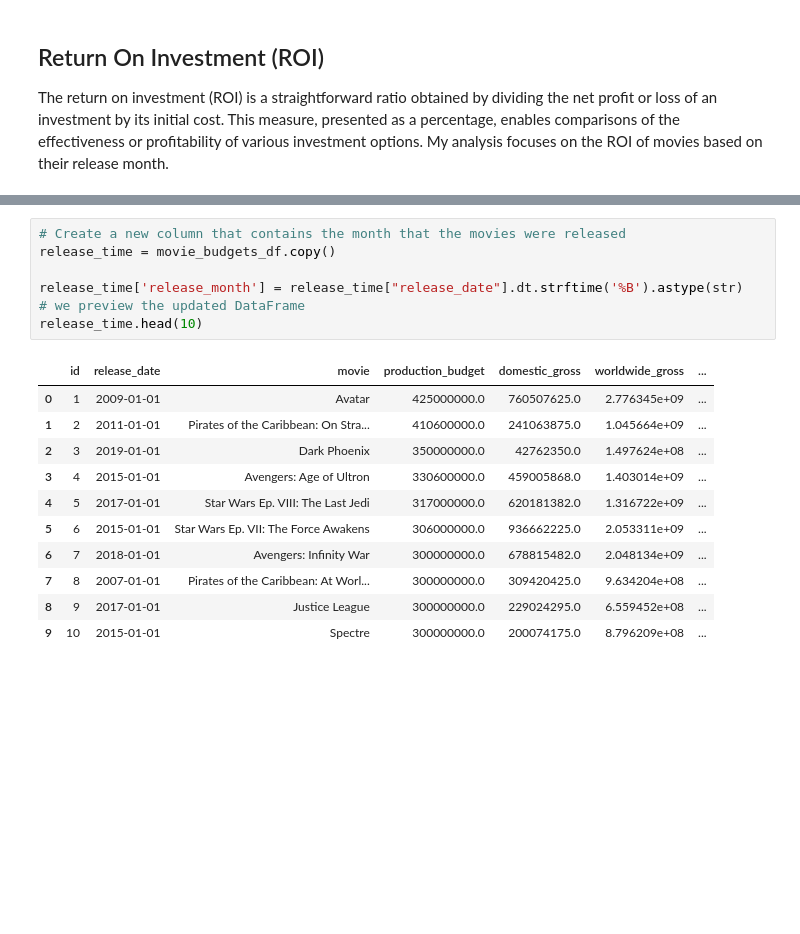
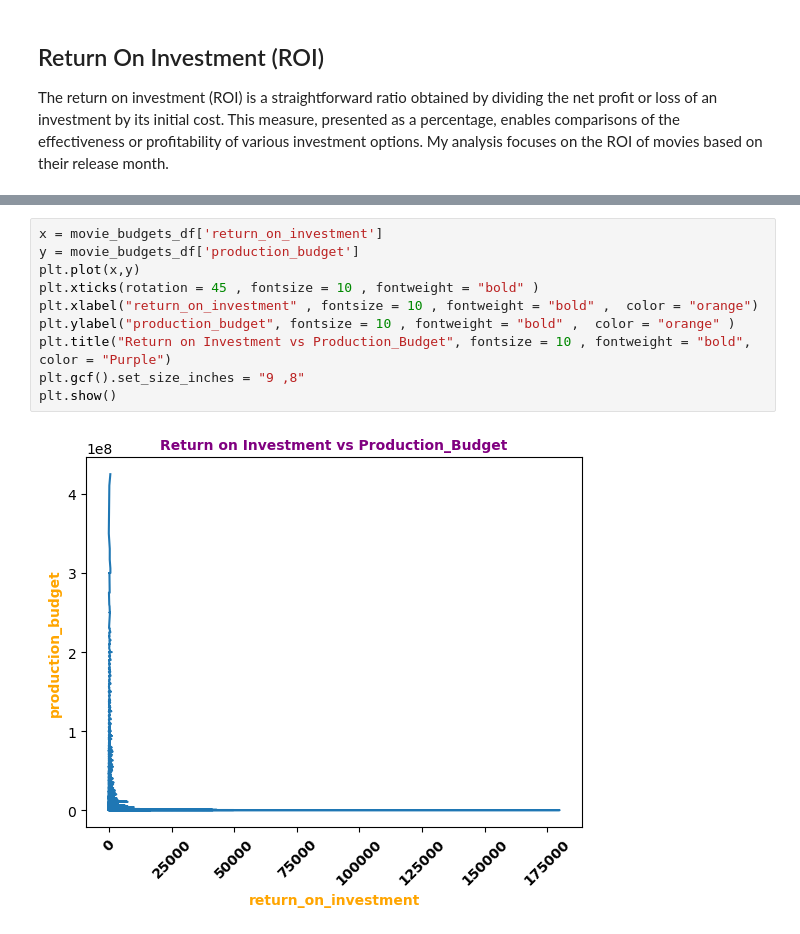
Before and after one commit to Annbellah/dsc-phase-1-project-v2-4, a Jupyter notebook: student.ipynb, the cells around one changed output, grey strips where cells are left out. Cells and saved outputs as stored; diff of their text form; blank space fills up the shorter version.

```diff
--- a/student.ipynb
+++ b/student.ipynb
@@ -320,19 +297,12 @@ movie_budgets_df.head()
-# %%
-# Create a new column that contains the month that the movies were released
-release_time = movie_budgets_df.copy()
-
-release_time['release_month'] = release_time["release_date"].dt.strftime('%B').astype(str)
-# we preview the updated DataFrame
-release_time.head(10)
-# %% [output]
-|  | id | release_date | movie | production_budget | domestic_gross | worldwide_gross | ... |
-| 0 | 1 | 2009-01-01 | Avatar | 425000000.0 | 760507625.0 | 2.776345e+09 | ... |
-| 1 | 2 | 2011-01-01 | Pirates of the Caribbean: On Stra... | 410600000.0 | 241063875.0 | 1.045664e+09 | ... |
-| 2 | 3 | 2019-01-01 | Dark Phoenix | 350000000.0 | 42762350.0 | 1.497624e+08 | ... |
-| 3 | 4 | 2015-01-01 | Avengers: Age of Ultron | 330600000.0 | 459005868.0 | 1.403014e+09 | ... |
-| 4 | 5 | 2017-01-01 | Star Wars Ep. VIII: The Last Jedi | 317000000.0 | 620181382.0 | 1.316722e+09 | ... |
-| 5 | 6 | 2015-01-01 | Star Wars Ep. VII: The Force Awakens | 306000000.0 | 936662225.0 | 2.053311e+09 | ... |
-| 6 | 7 | 2018-01-01 | Avengers: Infinity War | 300000000.0 | 678815482.0 | 2.048134e+09 | ... |
-| 7 | 8 | 2007-01-01 | Pirates of the Caribbean: At Worl... | 300000000.0 | 309420425.0 | 9.634204e+08 | ... |
-| 8 | 9 | 2017-01-01 | Justice League | 300000000.0 | 229024295.0 | 6.559452e+08 | ... |
-| 9 | 10 | 2015-01-01 | Spectre | 300000000.0 | 200074175.0 | 8.796209e+08 | ... |
+# %%
+x = movie_budgets_df['return_on_investment']
+y = movie_budgets_df['production_budget']
+plt.plot(x,y)
+plt.xticks(rotation = 45 , fontsize = 10 , fontweight = "bold" )
+plt.xlabel("return_on_investment" , fontsize = 10 , fontweight = "bold" ,  color = "orange")
+plt.ylabel("production_budget", fontsize = 10 , fontweight = "bold" ,  color = "orange" )
+plt.title("Return on Investment vs Production_Budget", fontsize = 10 , fontweight = "bold", color = "Purple")
+plt.gcf().set_size_inches = "9 ,8"
+plt.show()
+# %% [output]
+[figure, added]
```
Also changed, not shown: parts of 3 cells of this notebook.
